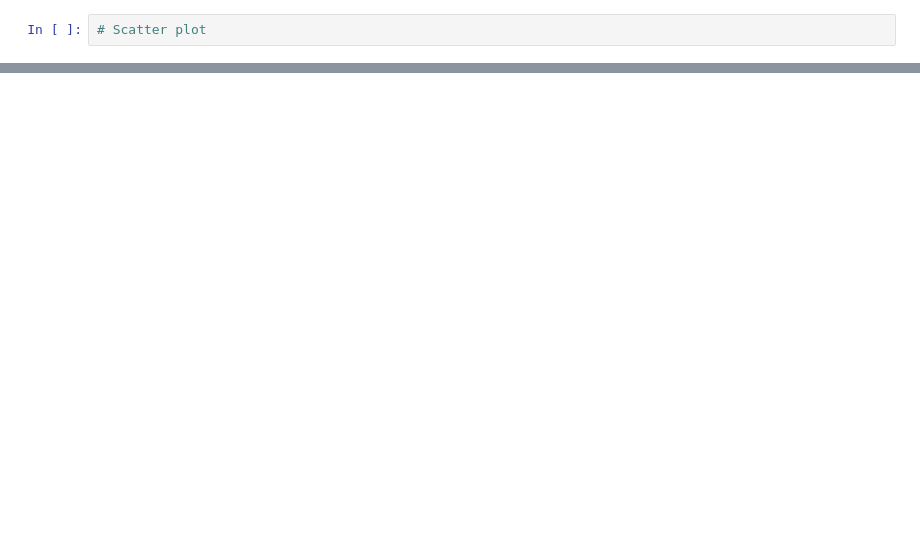
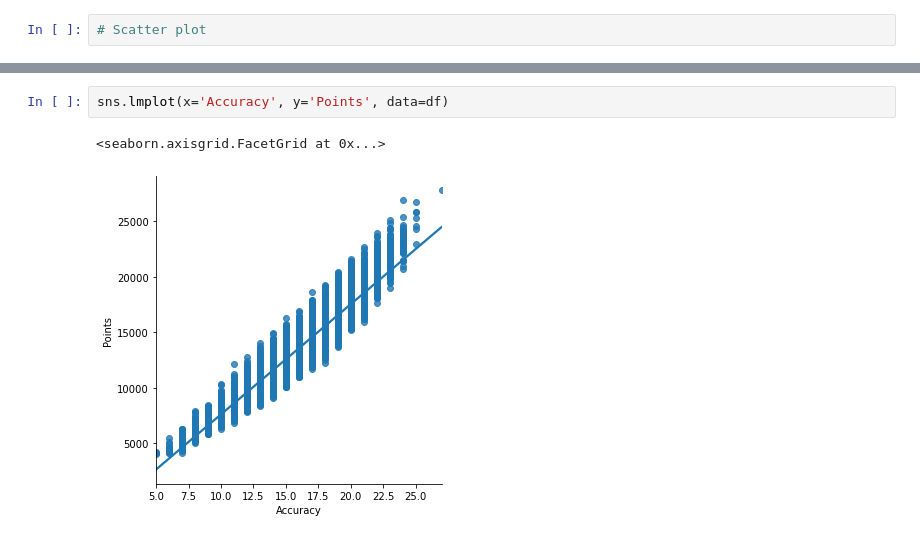
Before and after one commit to AubreyJohns/Kahoot, a Jupyter notebook: Kahoot.ipynb, the cells around one changed output, grey strips where cells are left out. Drawn from its saved outputs; the diff is of its cells as text; blank space fills up the shorter version.

```diff
--- a/Kahoot.ipynb
+++ b/Kahoot.ipynb
@@ -20,0 +25,5 @@ sns.lmplot(x='Bonuses', y='Po', data=df)
+# %%
+sns.lmplot(x='Accuracy', y='Points', data=df)
+# %% [output]
+<seaborn.axisgrid.FacetGrid at 0x...>
+[figure, added]
```
Also changed, not shown: parts of 5 cells of this notebook, 2 other files.
